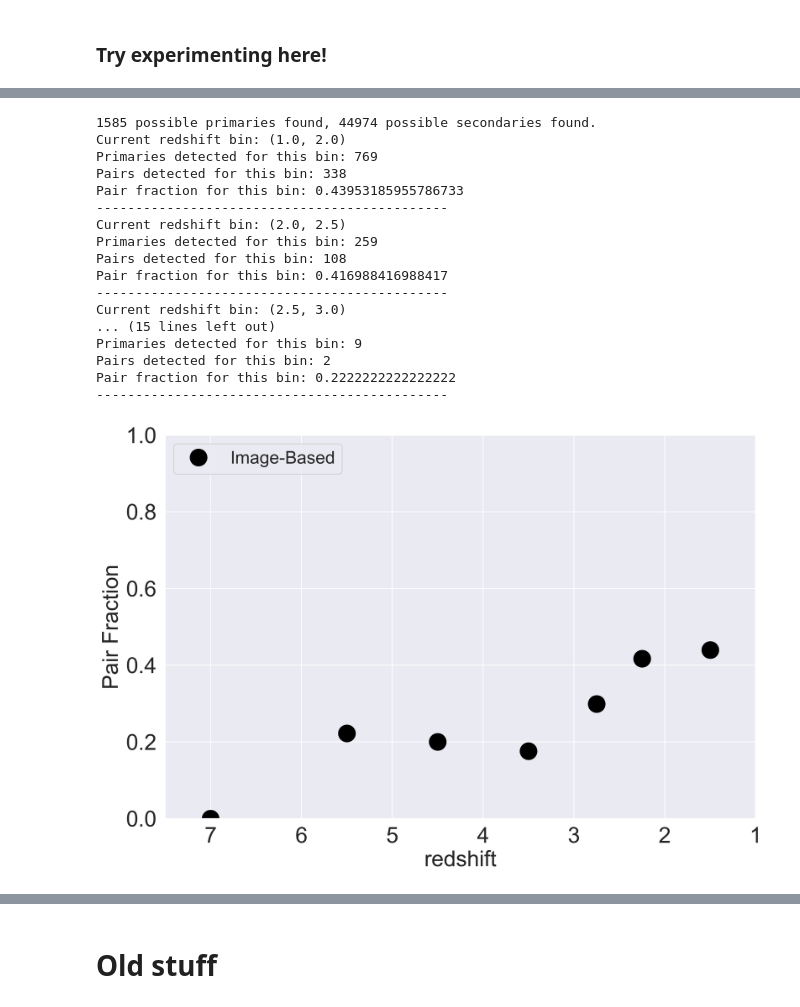
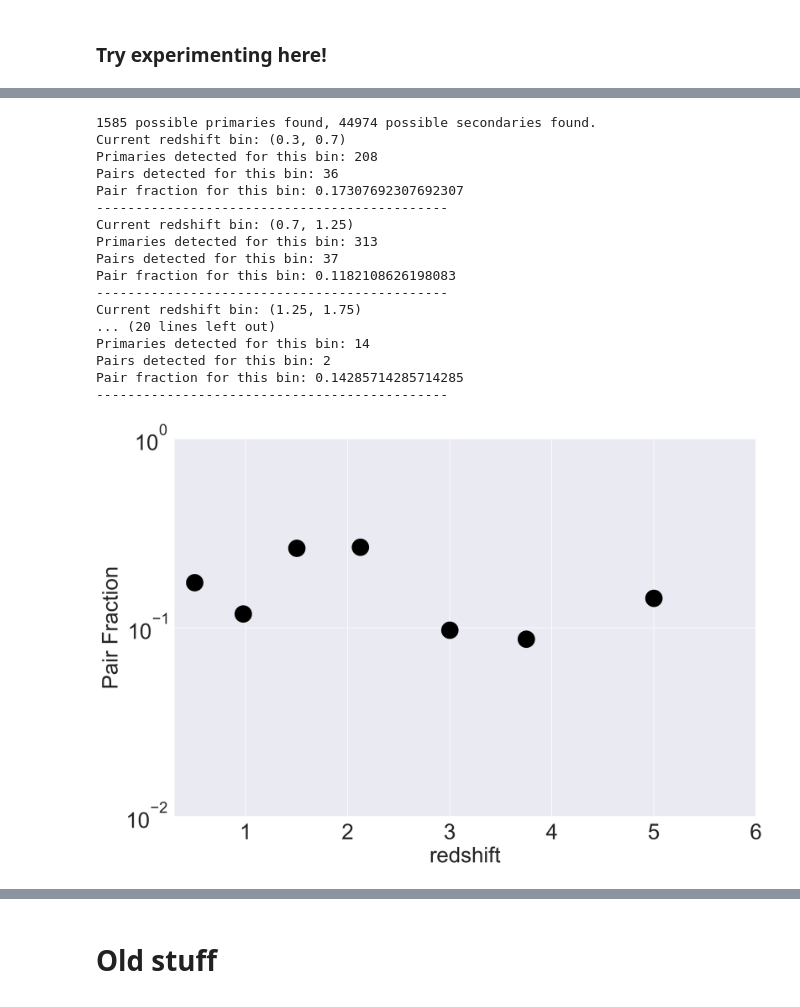
Before and after one commit to openhearted99/SASP-2020, a Jupyter notebook: gfs_code/results/Early_pairs.ipynb, the cells around one changed output, grey strips where cells are left out. Cells and saved outputs as stored; diff of their text form; code cells hidden in the pictures.

Commit message:
New plotting functionality :)

```diff
--- a/gfs_code/results/Early_pairs.ipynb
+++ b/gfs_code/results/Early_pairs.ipynb
@@ -7,7 +7,7 @@ import numpy as np ; print("Numpy version:",np.__version__)
 
 import matplotlib.pyplot as plt
 import seaborn as sns; print("Seaborn version:",sns.__version__)
-sns.set()
+sns.set(context='paper')
 
 import tng_api_utils as tau
 
@@ -283,16 +262,16 @@ Tags in the catalog: ['Snapshot number', 'Subhalo index', 'RA degree', 'DEC degr
               'Galaxy motion Z/Peculiar', 'Cosmological expansion',
               'Apparent total g mag']
 # %%
-def count_pairs(pri_z,pri_m,pri_sc,sec_z,sec_m,sec_sc,pri_kpcas,mfrac,d_kpc=50.0,zfrac=0.02):
+def count_pairs(pri_z,pri_m,pri_sc,sec_z,sec_m,sec_sc,pri_kpcas,mfrac,d_min,d_max,zfrac=0.02):
     #print(pri_z,pri_m)
     sep = pri_sc.separation(sec_sc)
     sep_kpc = pri_kpcas*sep.to('arcsec')
     sep_kpc = sep_kpc.value
-    slist = np.logical_and(np.logical_and(sep_kpc > 1.0, np.logical_and(np.logical_and(sep_kpc < d_kpc,np.abs(sec_z-pri_z)<zfrac*(1.0+pri_z)),sec_m/pri_m >= mfrac)),sec_m/pri_m<1)
+    slist = np.logical_and(np.logical_and(sep_kpc > d_min, np.logical_and(np.logical_and(sep_kpc < d_max,np.abs(sec_z-pri_z)<zfrac*(1.0+pri_z)),sec_m/pri_m >= mfrac)),sec_m/pri_m<1)
     num_pairs=np.sum(slist)
     return num_pairs, sep_kpc
 # %%
-def pairs_plots(data, stellar_tag, RA_tag, DEC_tag, z_tag, primary_mass=10.0**10.5,zbins=((1.0,2.0),(2.0,2.5),(2.5,3.0),(3.0,4.0),(4.0,5.0),(5.0,6.0),(6.0,8.0)), mfrac=0.1, pair_scale='linear'):
+def pairs_plots(data, stellar_tag, RA_tag, DEC_tag, z_tag, primary_mass=10.0**10.5,zbins=((1.0,2.0),(2.0,2.5),(2.5,3.0),(3.0,4.0),(4.0,5.0),(5.0,6.0),(6.0,8.0)), mfrac=0.25, d_min=14, d_max=71, pair_scale='log', ylim=[0.01, 1.0]):
 
     zpts = []
     for each_bin in zbins:
@@ -334,7 +313,7 @@ def pairs_plots(data, stellar_tag, RA_tag, DEC_tag, z_tag, primary_mass=10.0**10
             sec_m=data[0][stellar_tag][sec_indices]
             sec_z=data[0][z_tag][sec_indices]
             sec_sc=source_skycoords[sec_indices]
-            npairs,sk = count_pairs(pri_z,pri_m,pri_sc,sec_z,sec_m,sec_sc,pri_kpcas,mfrac)
+            npairs,sk = count_pairs(pri_z,pri_m,pri_sc,sec_z,sec_m,sec_sc,pri_kpcas,mfrac,d_min,d_max)
             pri_this_z+=1
             pairs_this_z+=npairs
             skl.append(sk)
@@ -353,14 +332,15 @@ def pairs_plots(data, stellar_tag, RA_tag, DEC_tag, z_tag, primary_mass=10.0**10
 
     fig, ((ax1)) = plt.subplots(1, 1, figsize=(12, 8),dpi=300)
     ax1.plot(zpts,fp_im,marker='o',linestyle='None',markersize=20,markerfacecolor='Black',mec='None')
-    ax1.legend(('Image-Based', 'Catalog-Based'),loc='upper left',fontsize=20)
 
     ax1.set_xlabel('redshift',size=25)
+    ax1.set_xlim(zbins[0][0], zbins[-1][-1])
 
     ax1.set_ylabel('Pair Fraction',size=25)
+    ax1.set_ylim(ylim)
     ax1.set_yscale(pair_scale)
 
     ax1.tick_params(labelsize=25)
 
     plt.show()
-    return
+    return (zpts, fp_im, data[1])
@@ -390,21 +375,23 @@ Pair fraction for this bin: 0.1724137931034483
+# %%
+bins_for_plot = ((0.3,0.7),(0.7,1.25),(1.25,1.75),(1.75,2.5),(2.5,3.5),(3.5,4),(4,6))
 # %%
-pairs_plots(dash1xyz, 'Stellar mass w2sr', 'RA degree', 'DEC degree', 'Inferred z')
+xyz_info = pairs_plots(dash1xyz, 'Stellar mass w2sr', 'RA degree', 'DEC degree', 'Inferred z',zbins=bins_for_plot)
 # %% [output]
 1585 possible primaries found, 44974 possible secondaries found.
-Current redshift bin: (1.0, 2.0)
-Primaries detected for this bin: 769
-Pairs detected for this bin: 338
-Pair fraction for this bin: 0.43953185955786733
+Current redshift bin: (0.3, 0.7)
+Primaries detected for this bin: 208
+Pairs detected for this bin: 36
+Pair fraction for this bin: 0.17307692307692307
 ---------------------------------------------
-Current redshift bin: (2.0, 2.5)
-Primaries detected for this bin: 259
-Pairs detected for this bin: 108
-Pair fraction for this bin: 0.416988416988417
+Current redshift bin: (0.7, 1.25)
+Primaries detected for this bin: 313
+Pairs detected for this bin: 37
+Pair fraction for this bin: 0.1182108626198083
 ---------------------------------------------
-Current redshift bin: (2.5, 3.0)
-... (15 lines left out)
-Primaries detected for this bin: 9
+Current redshift bin: (1.25, 1.75)
+... (20 lines left out)
+Primaries detected for this bin: 14
 Pairs detected for this bin: 2
-Pair fraction for this bin: 0.2222222222222222
+Pair fraction for this bin: 0.14285714285714285
 ---------------------------------------------
-[figure, old version]
+[figure, new version]
```
Also changed, not shown: parts of 10 cells of this notebook.
